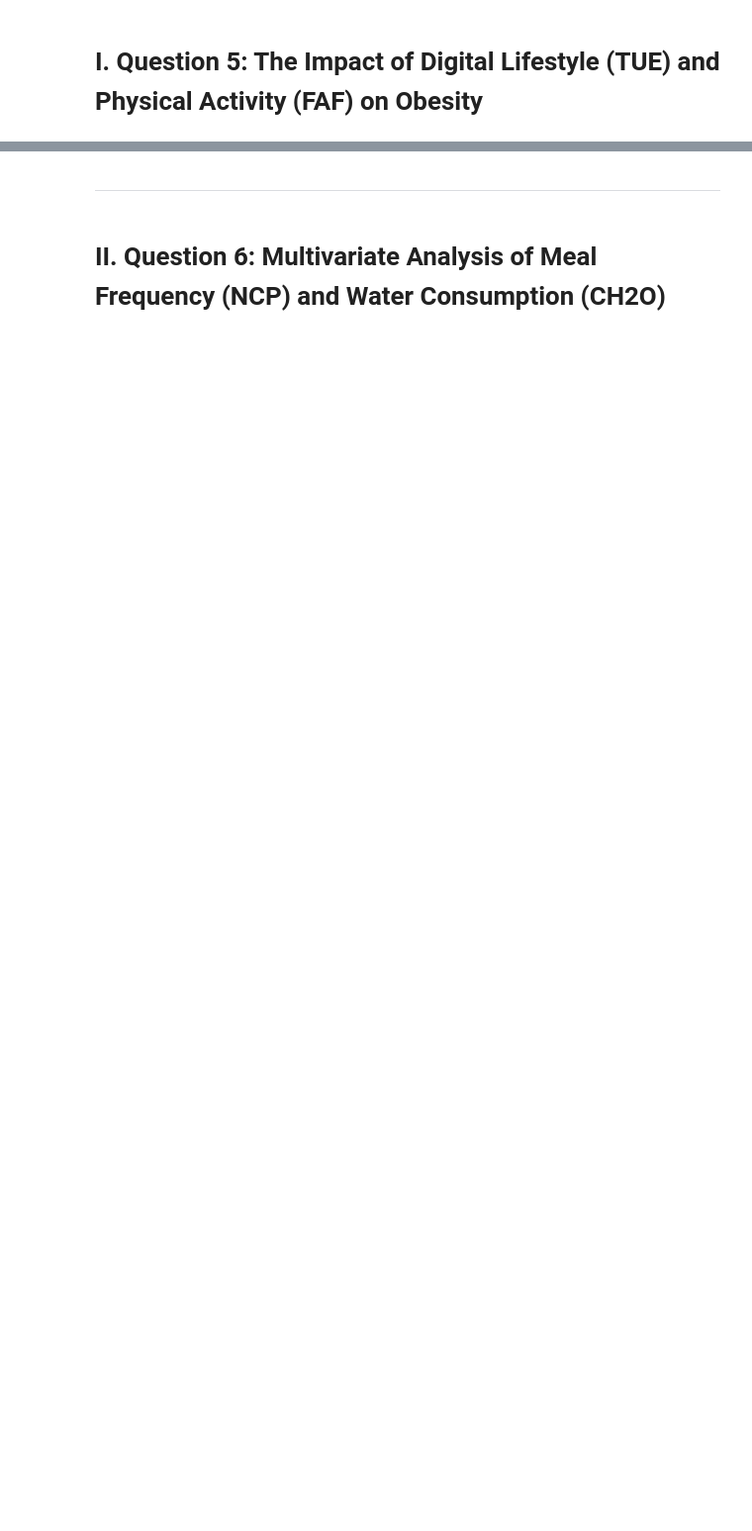
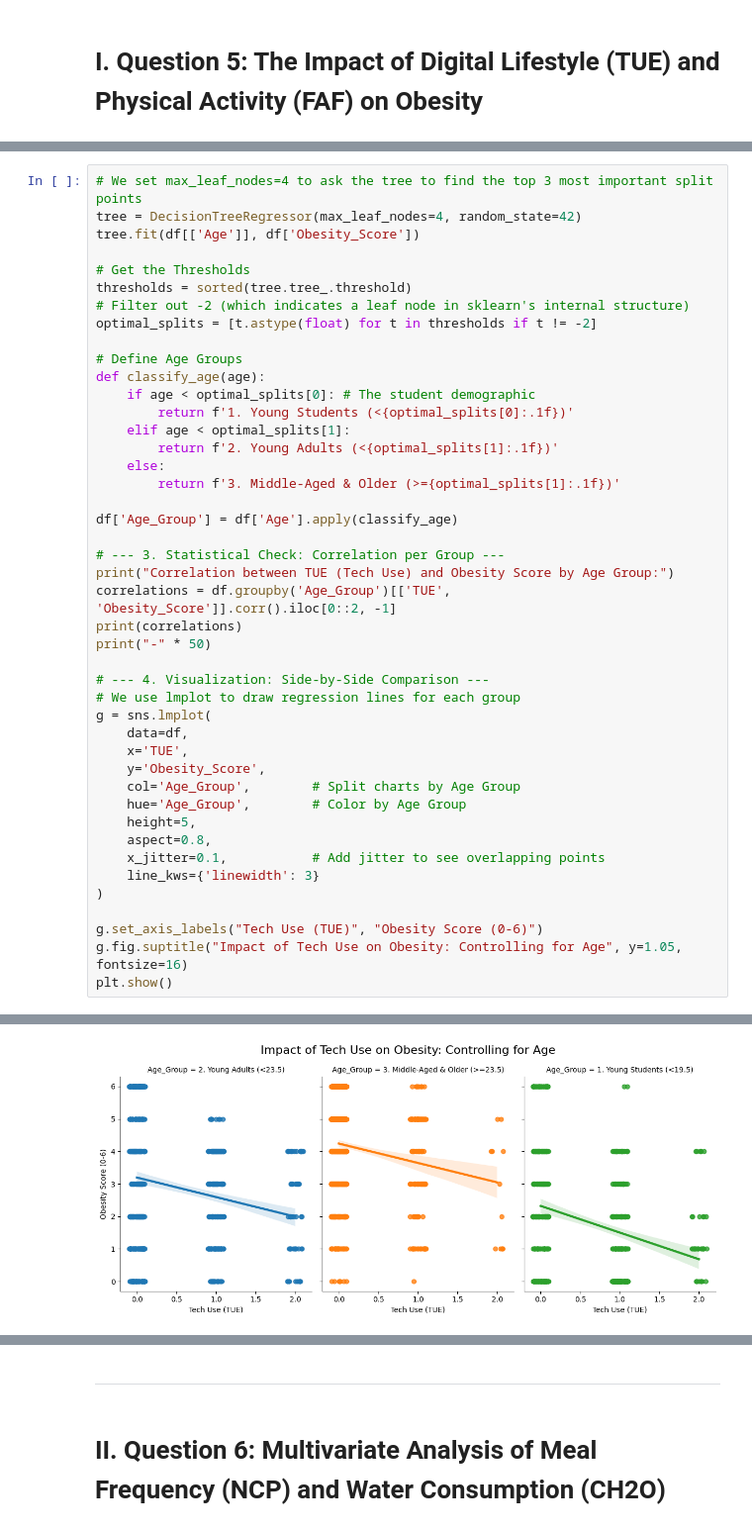
Before and after one commit to ThunderRed1578/Obesity-or-CVD-risk-Classify-Regressor-Cluster-CSC17104, a Jupyter notebook: source/notebook/Question Answering (5, 6).ipynb, the cells around one changed output, grey strips where cells are left out. Shown at 99% size. Cells and saved outputs as stored; diff of their text form; blank space fills up the shorter version.

```diff
--- a/source/notebook/Question Answering (5, 6).ipynb
+++ b/source/notebook/Question Answering (5, 6).ipynb
@@ -48,0 +127,45 @@ II. [**Question 6: Multivariate Analysis of Meal Frequency (NCP) and Water Consu
+# %%
+# We set max_leaf_nodes=4 to ask the tree to find the top 3 most important split points
+tree = DecisionTreeRegressor(max_leaf_nodes=4, random_state=42)
+tree.fit(df[['Age']], df['Obesity_Score'])
+
+# Get the Thresholds
+thresholds = sorted(tree.tree_.threshold)
+# Filter out -2 (which indicates a leaf node in sklearn's internal structure)
+optimal_splits = [t.astype(float) for t in thresholds if t != -2]
+
+# Define Age Groups
+def classify_age(age):
+    if age < optimal_splits[0]: # The student demographic
+        return f'1. Young Students (<{optimal_splits[0]:.1f})'
+    elif age < optimal_splits[1]:
+        return f'2. Young Adults (<{optimal_splits[1]:.1f})'
+    else:
+        return f'3. Middle-Aged & Older (>={optimal_splits[1]:.1f})'
+
+df['Age_Group'] = df['Age'].apply(classify_age)
+
+# --- 3. Statistical Check: Correlation per Group ---
+print("Correlation between TUE (Tech Use) and Obesity Score by Age Group:")
+correlations = df.groupby('Age_Group')[['TUE', 'Obesity_Score']].corr().iloc[0::2, -1]
+print(correlations)
+print("-" * 50)
+
+# --- 4. Visualization: Side-by-Side Comparison ---
+# We use lmplot to draw regression lines for each group
+g = sns.lmplot(
+    data=df,
+    x='TUE',
+    y='Obesity_Score',
+    col='Age_Group',        # Split charts by Age Group
+    hue='Age_Group',        # Color by Age Group
+    height=5,
+    aspect=0.8,
+    x_jitter=0.1,           # Add jitter to see overlapping points
+    line_kws={'linewidth': 3}
+)
+
+g.set_axis_labels("Tech Use (TUE)", "Obesity Score (0-6)")
+g.fig.suptitle("Impact of Tech Use on Obesity: Controlling for Age", y=1.05, fontsize=16)
+plt.show()
+# %% [output]
@@ -48,0 +179 @@ II. [**Question 6: Multivariate Analysis of Meal Frequency (NCP) and Water Consu
+[figure, added]
```
Also changed, not shown: parts of 28 cells of this notebook, 3 other files.
